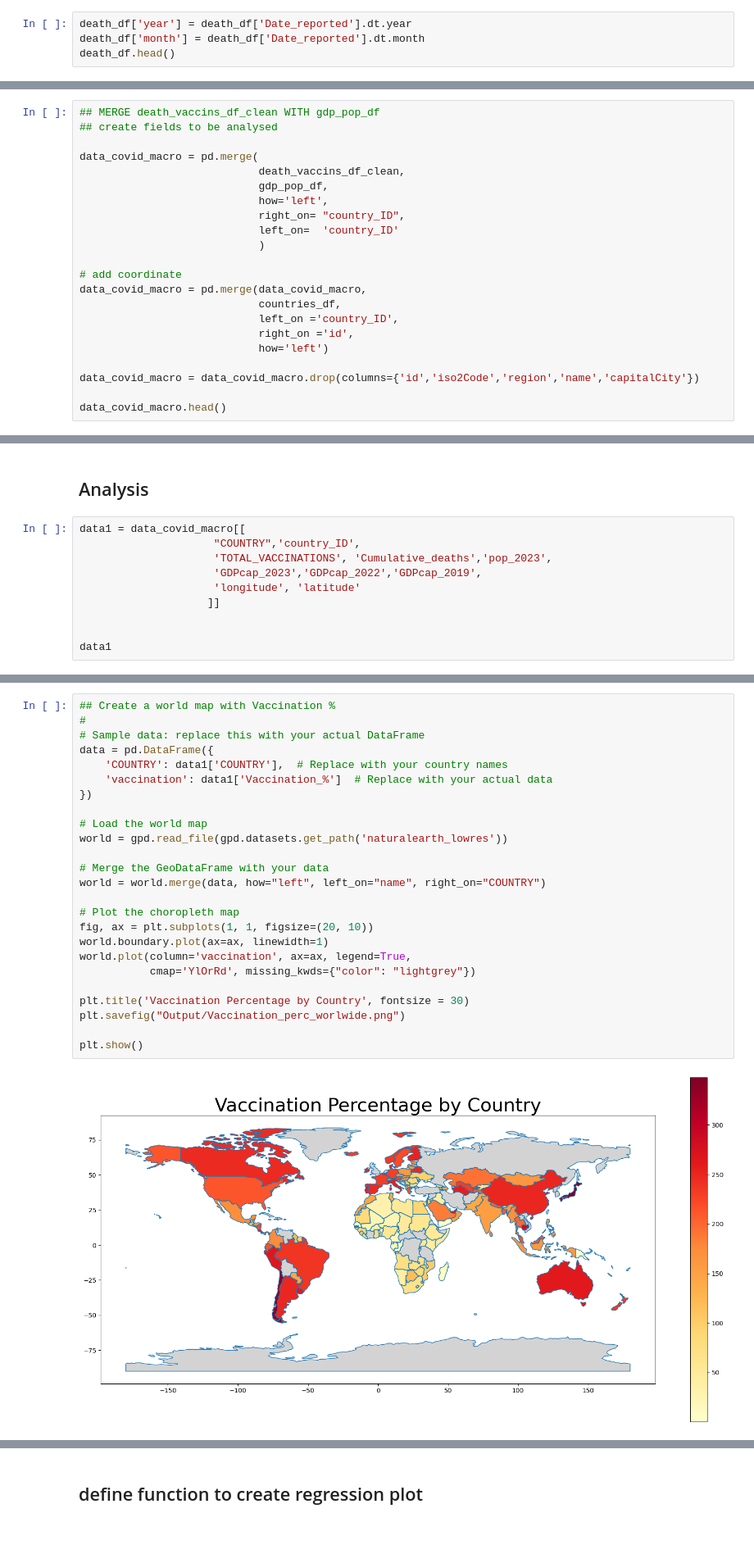
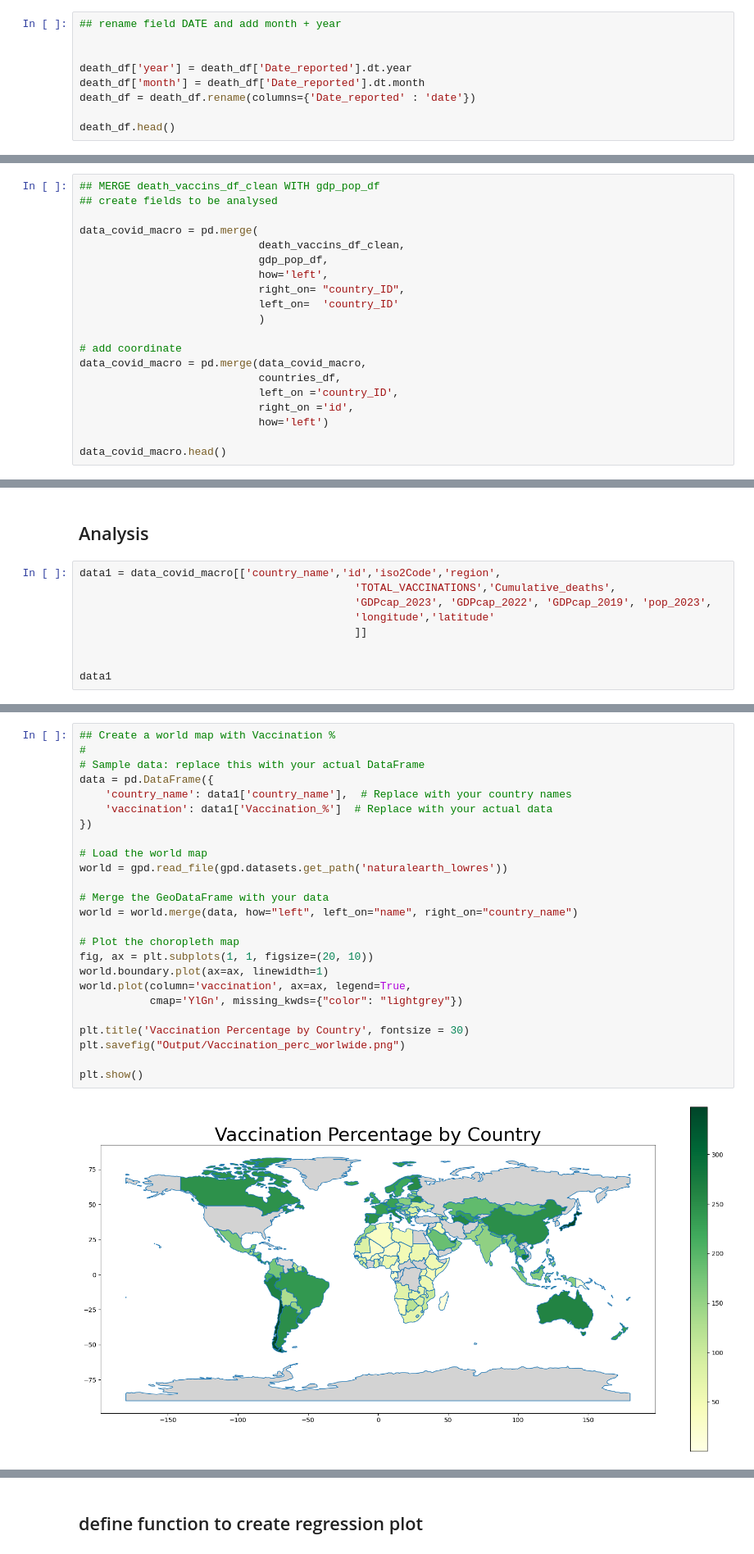
Before and after one commit to nazimben25/project1_group2, a Jupyter notebook: nazim/q4_death_vs_vaccination.ipynb, the cells around one changed output, grey strips where cells are left out. Shown at 82% size. Cells and saved outputs as stored; diff of their text form.

```diff
--- a/nazim/q4_death_vs_vaccination.ipynb
+++ b/nazim/q4_death_vs_vaccination.ipynb
@@ -75,7 +75,12 @@ New_deaths                  float64
 Cumulative_deaths           Float64
 dtype: object
 # %%
+## rename field DATE and add month + year
+
+
 death_df['year'] = death_df['Date_reported'].dt.year
 death_df['month'] = death_df['Date_reported'].dt.month
+death_df = death_df.rename(columns={'Date_reported' : 'date'})
+
 death_df.head()
 # %% [output]
@@ -472,8 +612,6 @@ data_covid_macro = pd.merge(data_covid_macro,
                             right_on ='id',
                             how='left')
 
-data_covid_macro = data_covid_macro.drop(columns={'id','iso2Code','region','name','capitalCity'})
-
 data_covid_macro.head()
 # %% [output]
 |  | COUNTRY | country_ID | WHO_REGION | DATA_SOURCE | DATE_UPDATED | TOTAL_VACCINATIONS | PERSONS_VACCINATED_1PLUS_DOSE | ... |
@@ -491,12 +660,11 @@ data_covid_macro.to_csv(data_covid_macro_path)
 # %% [markdown]
 ## Analysis
 # %%
-data1 = data_covid_macro[[
-                     "COUNTRY",'country_ID',
-                     'TOTAL_VACCINATIONS', 'Cumulative_deaths','pop_2023',
-                     'GDPcap_2023','GDPcap_2022','GDPcap_2019',
-                     'longitude', 'latitude'
-                    ]]
+data1 = data_covid_macro[['country_name','id','iso2Code','region',
+                                           'TOTAL_VACCINATIONS','Cumulative_deaths',
+                                           'GDPcap_2023', 'GDPcap_2022', 'GDPcap_2019', 'pop_2023',
+                                           'longitude','latitude'
+                                           ]]
 
 
 data1
@@ -621,30 +868,30 @@ WARNING:param.GeoPointPlot01724: Specified size dim transform (np.sqrt(dim('deat
 # %%
 ## Create a world map with Vaccination %
 #
 # Sample data: replace this with your actual DataFrame
 data = pd.DataFrame({
-    'COUNTRY': data1['COUNTRY'],  # Replace with your country names
+    'country_name': data1['country_name'],  # Replace with your country names
     'vaccination': data1['Vaccination_%']  # Replace with your actual data
 })
 
 # Load the world map
 world = gpd.read_file(gpd.datasets.get_path('naturalearth_lowres'))
 
 # Merge the GeoDataFrame with your data
-world = world.merge(data, how="left", left_on="name", right_on="COUNTRY")
+world = world.merge(data, how="left", left_on="name", right_on="country_name")
 
 # Plot the choropleth map
 fig, ax = plt.subplots(1, 1, figsize=(20, 10))
 world.boundary.plot(ax=ax, linewidth=1)
 world.plot(column='vaccination', ax=ax, legend=True,
-           cmap='YlOrRd', missing_kwds={"color": "lightgrey"})
+           cmap='YlGn', missing_kwds={"color": "lightgrey"})
 
 plt.title('Vaccination Percentage by Country', fontsize = 30)
 plt.savefig("Output/Vaccination_perc_worlwide.png")
 
 plt.show()
 # %% [output]
-[figure, old version]
+[figure, new version]
 # %%
 ## Create a world map with death %
 #
```
Also changed, not shown: parts of 37 cells of this notebook, 13 other files.
